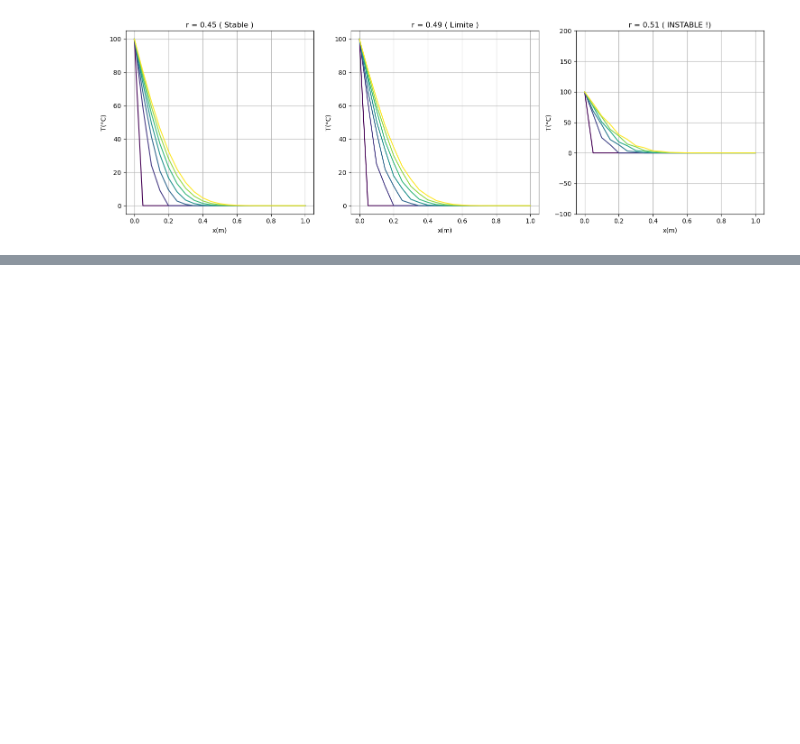
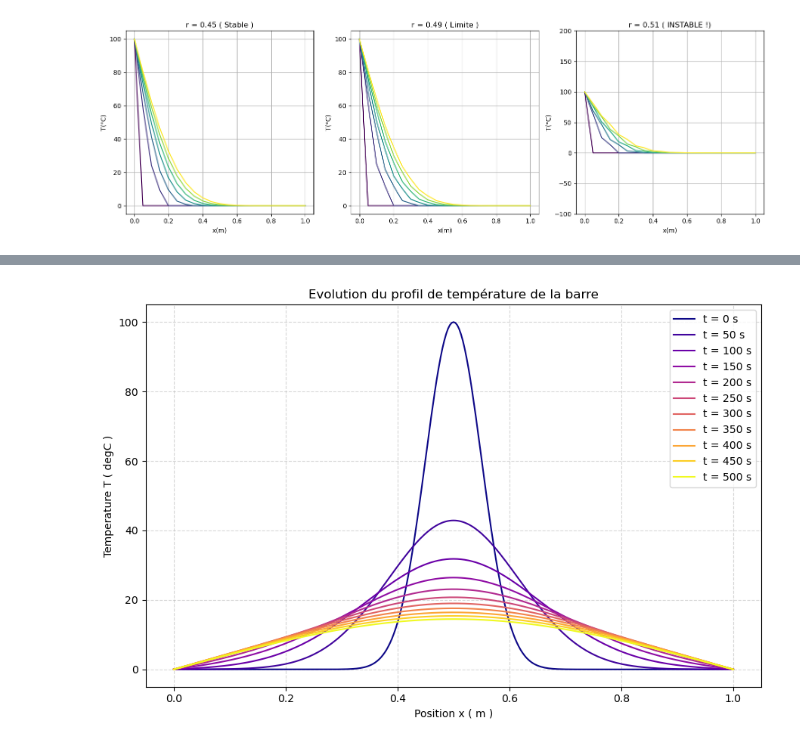
Before and after one commit to Amipha/outils-num, a Jupyter notebook: chaleur.ipynb, the cells around one changed output, grey strips where cells are left out. Cells and saved outputs as stored; diff of their text form; code cells hidden in the pictures; blank space fills up the shorter version.

```diff
--- a/chaleur.ipynb
+++ b/chaleur.ipynb
@@ -177,0 +178,11 @@ plt.show()
+# %%
+def f_init_gauss(x):
+    sigma= 0.05
+    T_max= 100
+    L = x[-1]
+    return T_max* np.exp(-((x - L/2)**2)/(2*sigma**2))
+
+x, t_save, T_save = simulation_chaleur_vect_f(L, alpha, N=300, r=0.4, t_fin=500, T_gauche=0, T_droite=0, f_init=f_init_gauss)
+Tracer_T_x(x, t_save, T_save)
+# %% [output]
+[figure, added]
```
Also changed, not shown: parts of 3 cells of this notebook, 1 other file.
